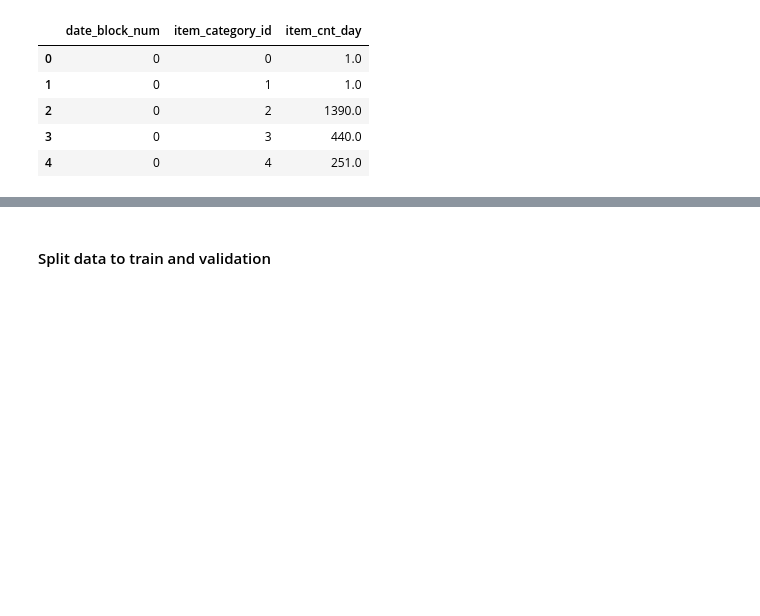
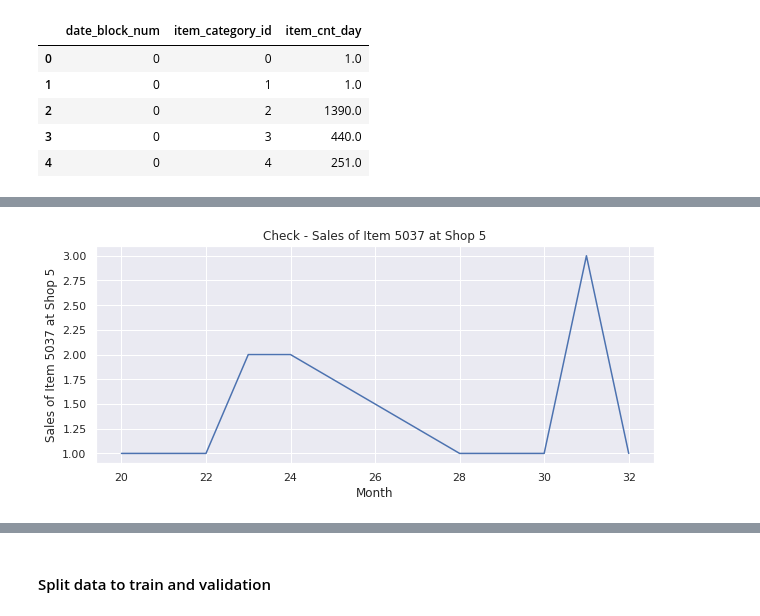
Before and after one commit to Sigm0oid/DataScience, a Jupyter notebook: Predict_Future_Sales.ipynb, the cells around one changed output, grey strips where cells are left out. Drawn from its saved outputs; the diff is of its cells as text; code cells hidden in the pictures; blank space fills up the shorter version.

```diff
--- a/Predict_Future_Sales.ipynb
+++ b/Predict_Future_Sales.ipynb
@@ -321,0 +561,5 @@ test.head()
+# %%
+check = train[["shop_id","item_id","date_block_num","item_cnt_day"]]
+check = check.loc[check['shop_id'] == 5]
+check = check.loc[check['item_id'] == 5037]
+check
@@ -321,0 +577,8 @@ test.head()
+# %%
+plt.figure(figsize=(10,4))
+plt.title('Check - Sales of Item 5037 at Shop 5')
+plt.xlabel('Month')
+plt.ylabel('Sales of Item 5037 at Shop 5')
+plt.plot(check["date_block_num"],check["item_cnt_day"]);
+# %% [output]
+[figure, added]
```
Also changed, not shown: parts of 76 cells of this notebook, 1 other file.
